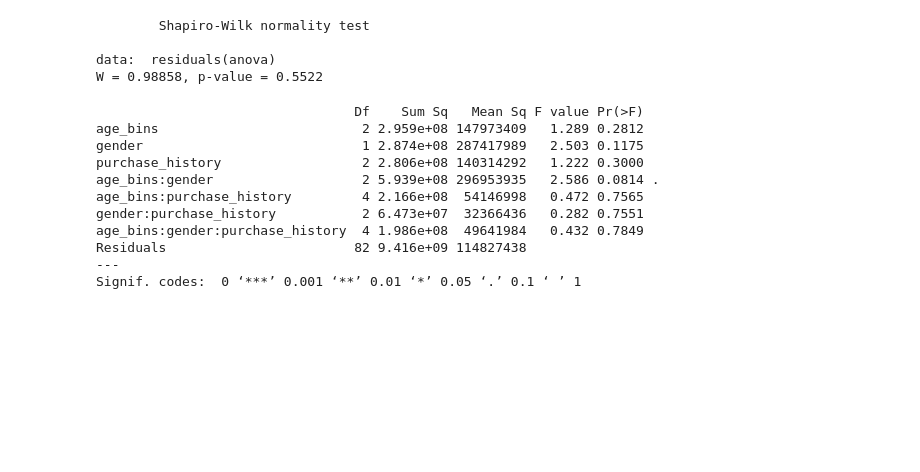
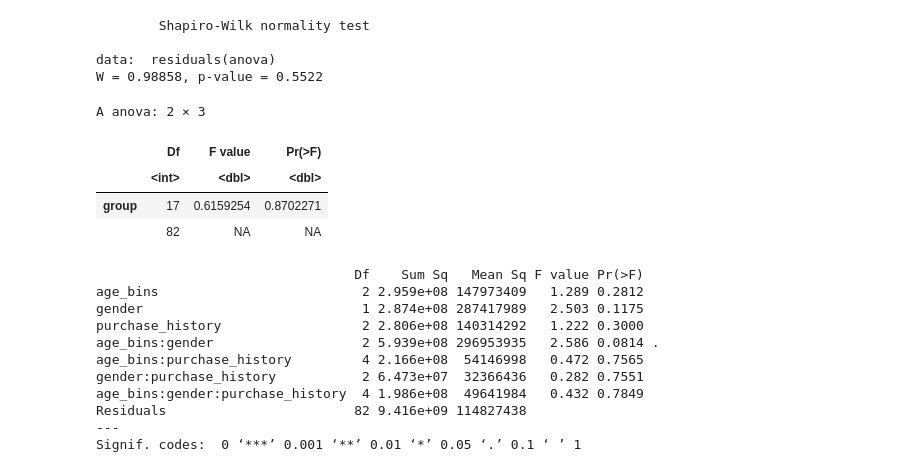
Before and after one commit to SandovalAguilar/classification-case, a Jupyter notebook: Notebook/anova.ipynb, the cells around one changed output. Saved outputs shown, nothing was run; the diff lists cells and outputs as text; code cells hidden in the pictures; blank space fills up the shorter version.

```diff
--- a/Notebook/anova.ipynb
+++ b/Notebook/anova.ipynb
@@ -51,7 +51,13 @@ W = 0.98858, p-value = 0.5522
 library(car)
 # %%
 # Levene's test
-leveneTest(income ~ interaction(age_bins, gender, purchase_history), data = data_1)
+leveneTest(income ~ interaction(age_bins, gender, purchase_history), data = df)
+# %% [output]
+A anova: 2 × 3
+|  | Df | F value | Pr(>F) |
+|  | <int> | <dbl> | <dbl> |
+| group | 17 | 0.6159254 | 0.8702271 |
+|  | 82 | NA | NA |
 # %%
 summary(anova)
 # %% [output]
```
Also changed, not shown: 1 other file.
